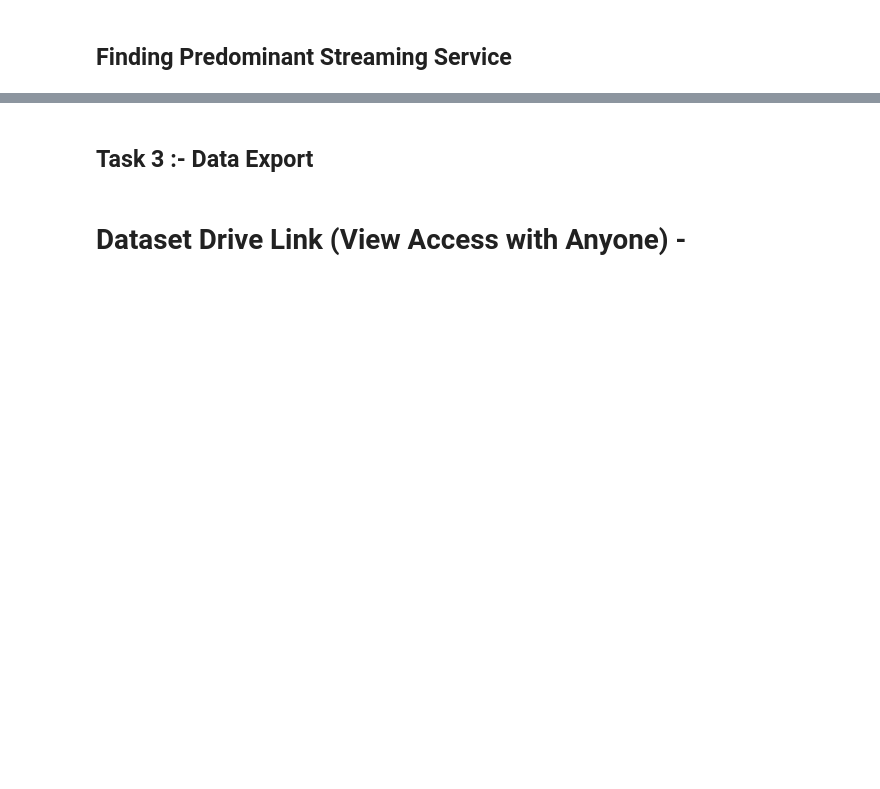
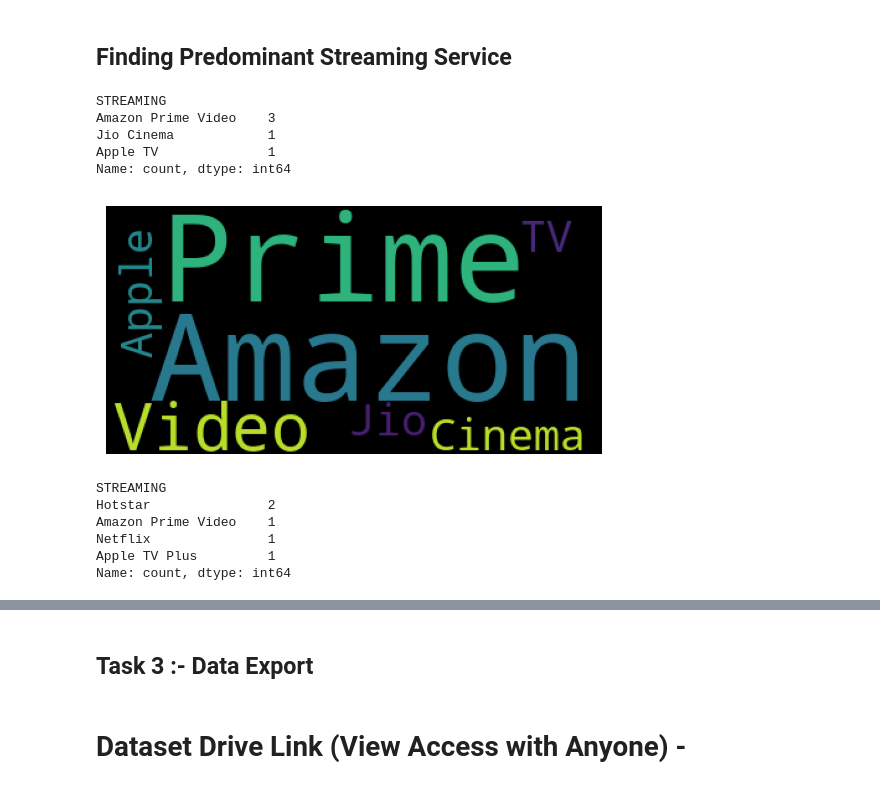
Before and after one commit to Amitish/Web_Scrapping, a Jupyter notebook: Web_Scrapping_Final.ipynb, the cells around one changed output, grey strips where cells are left out. Drawn from its saved outputs; the diff is of its cells as text; code cells hidden in the pictures; blank space fills up the shorter version.

```diff
--- a/Web_Scrapping_Final.ipynb
+++ b/Web_Scrapping_Final.ipynb
@@ -862,5 +928,36 @@ Name: GENRE, dtype: object
 ## **Finding Predominant Streaming Service**
 # %%
 # Write Your Code here
+
+mov_str = movies_dataframe["STREAMING"].value_counts()
+mov_str
+# %% [output]
+STREAMING
+Amazon Prime Video    3
+Jio Cinema            1
+Apple TV              1
+Name: count, dtype: int64
 # %%
 #Let's Visvalize it using word cloud
+
+stream = " ".join(movies_dataframe['STREAMING'])
+
+word_cloud2 = WordCloud(background_color='black').generate(stream)
+
+plt.imshow(word_cloud2)
+plt.axis("off")
+plt.show()
+# %% [output]
+[figure, added]
+# %%
+# Write Your Code here
+
+tv_shows_str = tv_shows_dataframe["STREAMING"].value_counts()
+tv_shows_str
+# %% [output]
+STREAMING
+Hotstar               2
+Amazon Prime Video    1
+Netflix               1
+Apple TV Plus         1
+Name: count, dtype: int64
```
Also changed, not shown: parts of 43 cells of this notebook.
